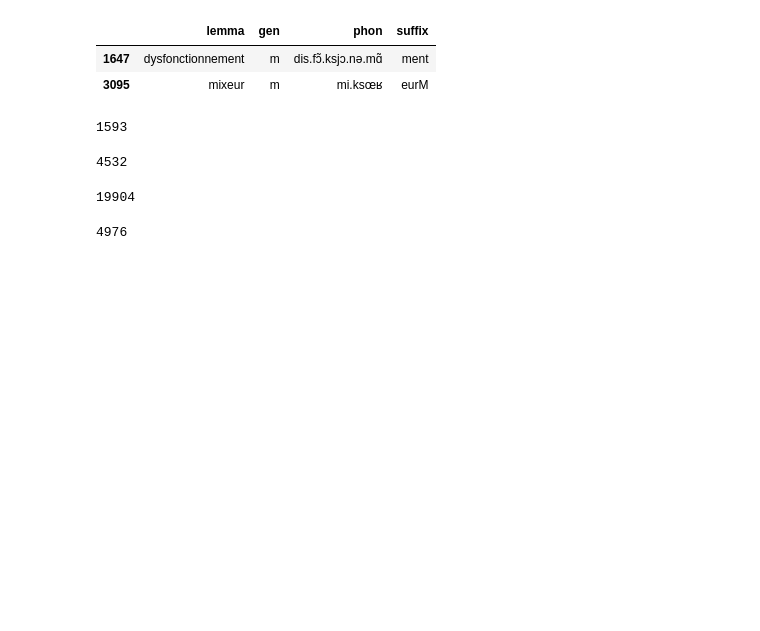
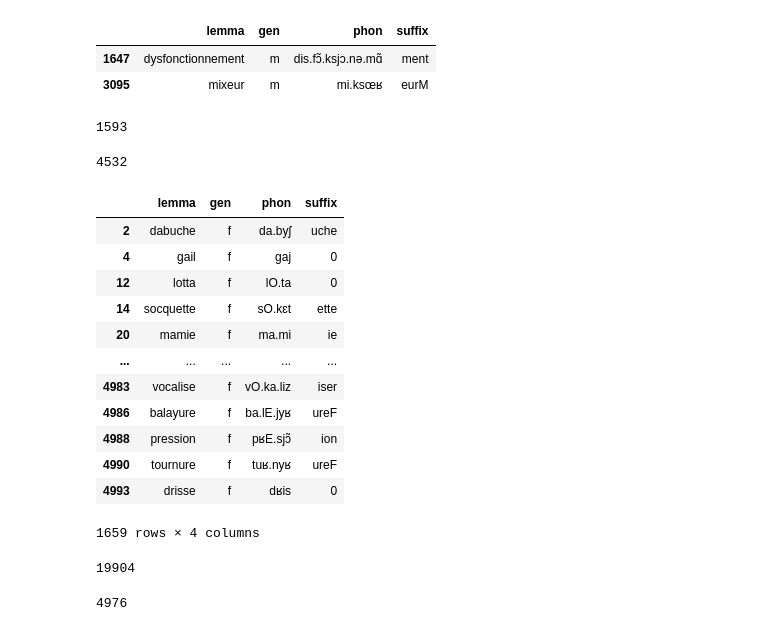
Before and after one commit to NazaninShafiabadi/gender_prediction, a Jupyter notebook: src/dataset_divisions.ipynb, the cells around one changed output. Cells and saved outputs as stored; diff of their text form; code cells hidden in the pictures; blank space fills up the shorter version.

```diff
--- a/src/dataset_divisions.ipynb
+++ b/src/dataset_divisions.ipynb
@@ -2,12 +2,12 @@
 import pandas as pd
 from matplotlib import pyplot as plt
 # %%
-flexique = pd.read_csv('gender_prediction/data/nlexique.csv').dropna()
+flexique = pd.read_csv('../data/nlexique.csv').dropna()
 flexique.shape[0]
 # %% [output]
 31004
 # %%
-echantinom = pd.read_csv('gender_prediction/data/Echantinom-full-20210902.csv')[['lemma', 'gen', 'phon', 'suffix']].dropna()
+echantinom = pd.read_csv('../data/Echantinom-full-20210902.csv')[['lemma', 'gen', 'phon', 'suffix']].dropna()
 echantinom.shape[0]
 # %% [output]
 5000
@@ -28,6 +28,22 @@ test = echantinom[(echantinom.lemma.isin(flexique.lexeme)) & (~echantinom.lemma.
 test.shape[0]
 # %% [output]
 4532
+# %%
+test[test.gen == 'f']
+# %% [output]
+|  | lemma | gen | phon | suffix |
+| 2 | dabuche | f | da.byʃ | uche |
+| 4 | gail | f | gaj | 0 |
+| 12 | lotta | f | lO.ta | 0 |
+| 14 | socquette | f | sO.kɛt | ette |
+| 20 | mamie | f | ma.mi | ie |
+| ... | ... | ... | ... | ... |
+| 4983 | vocalise | f | vO.ka.liz | iser |
+| 4986 | balayure | f | ba.lE.jyʁ | ureF |
+| 4988 | pression | f | pʁE.sjɔ̃ | ion |
+| 4990 | tournure | f | tuʁ.nyʁ | ureF |
+| 4993 | drisse | f | dʁis | 0 |
+1659 rows × 4 columns
 # %%
 # training set = 80% of nouns in Flexique that are not Echantinom and which do not have the 'b' gender associated to them
 # (Flexique - Echantinom - b) x 0.8 / (Flexique - Echantinom) ∩ (Flexique - b) x 0.8
```
Also changed, not shown: 1 other file.
